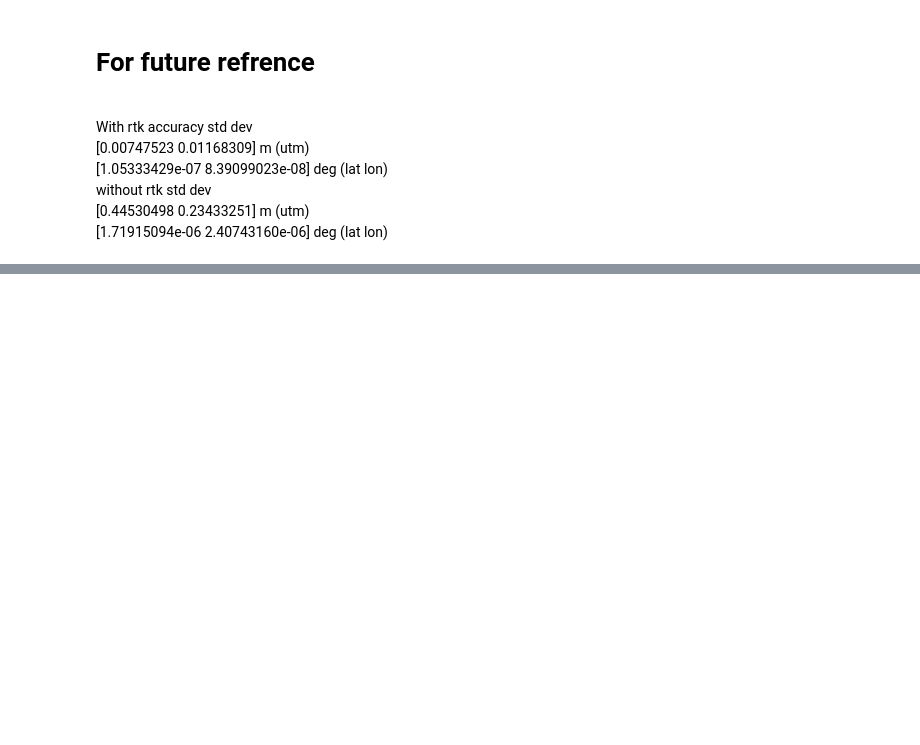
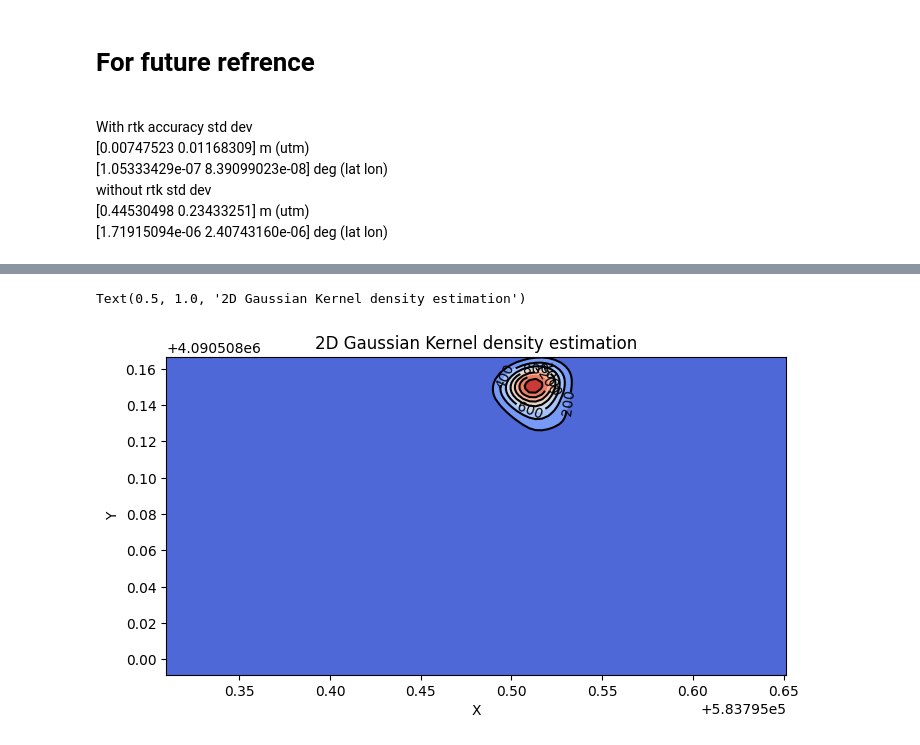
Before and after one commit to Altaffer/HARE_DatasetPipeline, a Jupyter notebook: rtk_investigate.ipynb, the cells around one changed output, grey strips where cells are left out. Saved outputs shown, nothing was run; the diff lists cells and outputs as text; code cells hidden in the pictures; blank space fills up the shorter version.

```diff
--- a/rtk_investigate.ipynb
+++ b/rtk_investigate.ipynb
@@ -87,0 +119,15 @@ without rtk std dev<br />
+# %%
+fig = plt.figure(figsize=(8,8))
+ax = fig.gca()
+ax.set_xlim(xmin, xmax)
+ax.set_ylim(ymin, ymax)
+cfset = ax.contourf(xx, yy, f, cmap='coolwarm')
+ax.imshow(np.rot90(f), cmap='coolwarm', extent=[xmin, xmax, ymin, ymax])
+cset = ax.contour(xx, yy, f, colors='k')
+ax.clabel(cset, inline=1, fontsize=10)
+ax.set_xlabel('X')
+ax.set_ylabel('Y')
+plt.title('2D Gaussian Kernel density estimation')
+# %% [output]
+Text(0.5, 1.0, '2D Gaussian Kernel density estimation')
+[figure, added]
```
Also changed, not shown: parts of 9 cells of this notebook, 6 other files.
